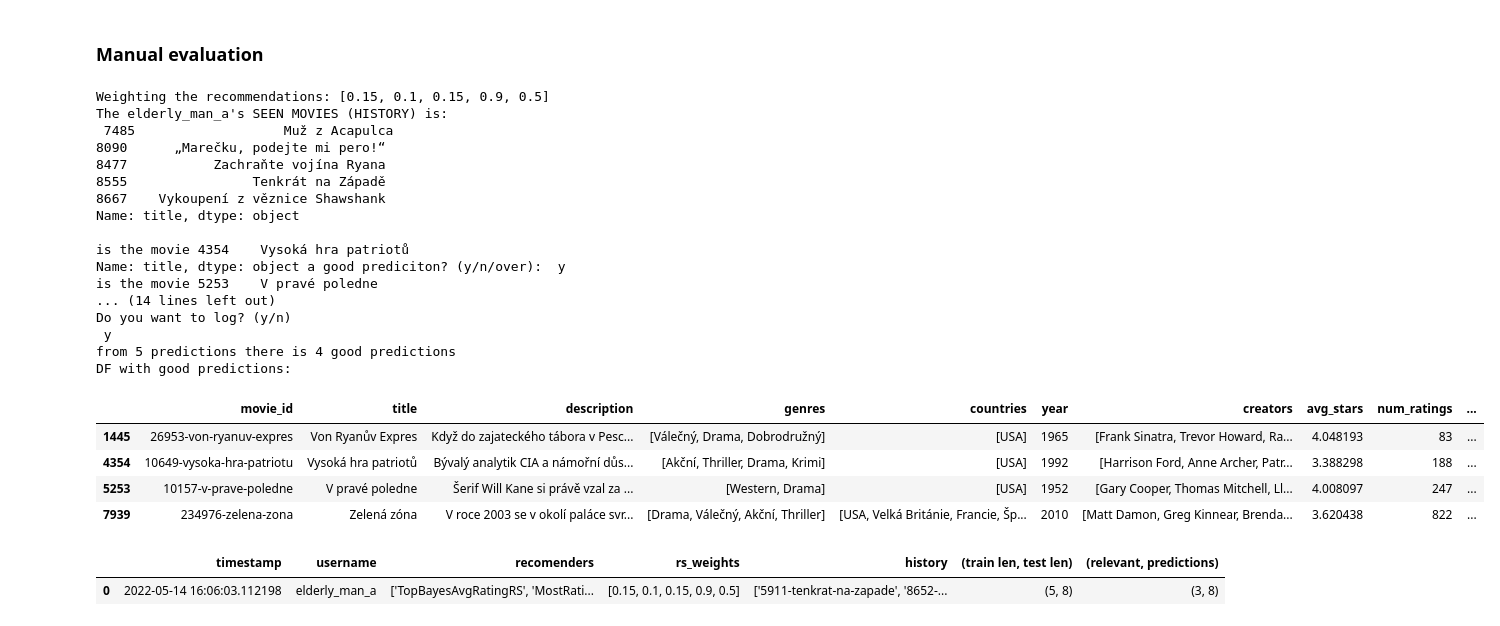
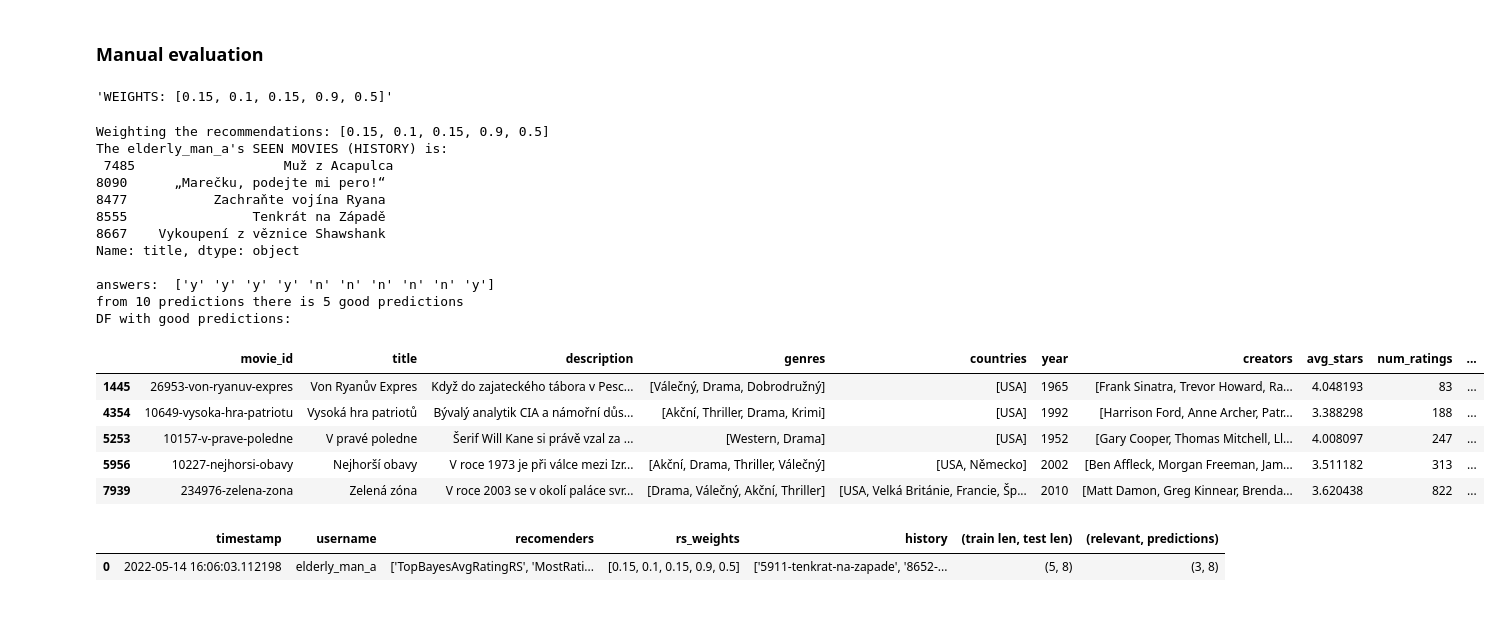
Before and after one commit to prompteus/csfd-movie-recommender, a Jupyter notebook: src/recommend/notebooks/cb_recsystems.ipynb, the cells around one changed output. Cells and saved outputs as stored; diff of their text form; code cells hidden in the pictures.

```diff
--- a/src/recommend/notebooks/cb_recsystems.ipynb
+++ b/src/recommend/notebooks/cb_recsystems.ipynb
@@ -1507,2 +1196,0 @@ Wall time: 1min 41s
-# %%
-history = ['1644-kmotr', '1645-kmotr-ii', '9499-matrix', '342231-lego-batman']
@@ -1686,25 +1197,3 @@ import pickle
-# %%
-import multiprocessing as mp
-
-resutls = []
-
-train, test = train_test_split_user2history(user2hist, 0.8)
-
-# def foo(username: str):
-#     recs = ensemble.recommend(train[username], n=25, return_full_info=True, rs_weights=[0.1, 0.1, 0.3, 0.8])
-#     return jaccard_similarty(set(test), set(recs.movie_id.tolist()))
-
-# with mp.Pool(4) as p:
-#     p.map(foo, train.keys())
-
-for username in tqdm(user2hist.keys()):
-    recommendations = ensemble.recommend(train[username], n=25, return_full_info=False, rs_weights=[0.1, 0.1, 0.3, 0.8])
-
-    score = jaccard_similarty(set(test), set(recommendations.movie_id.tolist()))
-    if score != 0:
-        print(f'{username}: {score}\t{len(user2hist[username])}')
-        resutls.append((username, score, len(user2hist[username])))
-    #display(recommendations)
 # %% [markdown]
 ## Manual (and also automatic) evaluation
 5 different characters, 3 people for each character, 5 movies for each person as input, the first 10 predictions are manually evaluated (whether it fits or not)
@@ -1772,7 +1261,6 @@ import pandas as pd
 import numpy as np
 import seaborn as sns
 import matplotlib.pyplot as plt
-from sklearn.metrics import jaccard_score
 from IPython.display import display, HTML
 from datetime import datetime
 from os import path
@@ -1884,7 +1372,7 @@ class Evaluator():
         for gm in gen_movies:
             ans = ""
             while ans != "y" and ans != "n" and ans != "over":
-                ans = input(f"is the movie {self.movies_df[self.movies_df.movie_id == gm].title} a good prediciton? (y/n/over): ")
+                ans = input(f"is the movie {self.movies_df[self.movies_df.movie_id == gm].title} ({gm}) a good prediciton? (y/n/over): ")
             if ans == "over":
                 break
             answers.append(ans)
@@ -1978,32 +1466,50 @@ class Evaluator():
 evaluator = Evaluator(movie_db, ratings, ensemble)
 # %% [markdown]
 ### Manual evaluation
+# %%
+display(f'WEIGHTS: {WEIGHTS}')
+
+# TfidfDescriptionTitleRS, GenresRS
+WEIGHTS_run2 = [0, 0, 0, 0.9, 0.5]
+
+# all
+WEIGHTS_run3 = [0.3, 0.15, 0.1, 0.9, 1]
+# %% [output]
+'WEIGHTS: [0.15, 0.1, 0.15, 0.9, 0.5]'
 # %%
-annotator = "adam"
+annotator = "andrej"
+
+# child_a
+# boy_teen_a
+# girl_teen_a
+# ma_woman_a
+# elderly_man_a
+
 person = "elderly_man_a"
-evaluator.evaluate(eval_type="manual", username=person, prediction_len=10, manual_history=globals()[person], annotator=annotator) # the manual_history is assigned automatically
+evaluator.evaluate(eval_type="manual",
+                   rs_weights=WEIGHTS, #WEIGHTS_run3,  # SET correct weights for the run
+                   username=person,
+                   prediction_len=10,
+                   manual_history=globals()[person],
+                   annotator=annotator) # the manual_history is assigned automatically
 # %% [output]
 Weighting the recommendations: [0.15, 0.1, 0.15, 0.9, 0.5]
 The elderly_man_a's SEEN MOVIES (HISTORY) is:
  7485                   Muž z Acapulca
 8090      „Marečku, podejte mi pero!“
 8477           Zachraňte vojína Ryana
 8555                Tenkrát na Západě
 8667    Vykoupení z věznice Shawshank
 Name: title, dtype: object
 
-is the movie 4354    Vysoká hra patriotů
-Name: title, dtype: object a good prediciton? (y/n/over):  y
-is the movie 5253    V pravé poledne
-... (14 lines left out)
-Do you want to log? (y/n)
- y
-from 5 predictions there is 4 good predictions
+answers:  ['y' 'y' 'y' 'y' 'n' 'n' 'n' 'n' 'n' 'y']
+from 10 predictions there is 5 good predictions
 DF with good predictions:
 |  | movie_id | title | description | genres | countries | year | creators | avg_stars | num_ratings | ... |
 | 1445 | 26953-von-ryanuv-expres | Von Ryanův Expres | Když do zajateckého tábora v Pesc... | [Válečný, Drama, Dobrodružný] | [USA] | 1965 | [Frank Sinatra, Trevor Howard, Ra... | 4.048193 | 83 | ... |
 | 4354 | 10649-vysoka-hra-patriotu | Vysoká hra patriotů | Bývalý analytik CIA a námořní důs... | [Akční, Thriller, Drama, Krimi] | [USA] | 1992 | [Harrison Ford, Anne Archer, Patr... | 3.388298 | 188 | ... |
 | 5253 | 10157-v-prave-poledne | V pravé poledne | Šerif Will Kane si právě vzal za ... | [Western, Drama] | [USA] | 1952 | [Gary Cooper, Thomas Mitchell, Ll... | 4.008097 | 247 | ... |
+| 5956 | 10227-nejhorsi-obavy | Nejhorší obavy | V roce 1973 je při válce mezi Izr... | [Akční, Drama, Thriller, Válečný] | [USA, Německo] | 2002 | [Ben Affleck, Morgan Freeman, Jam... | 3.511182 | 313 | ... |
 | 7939 | 234976-zelena-zona | Zelená zóna | V roce 2003 se v okolí paláce svr... | [Drama, Válečný, Akční, Thriller] | [USA, Velká Británie, Francie, Šp... | 2010 | [Matt Damon, Greg Kinnear, Brenda... | 3.620438 | 822 | ... |
 # %%
 # load the manual evaluation log
```
Also changed, not shown: parts of 60 cells of this notebook.
